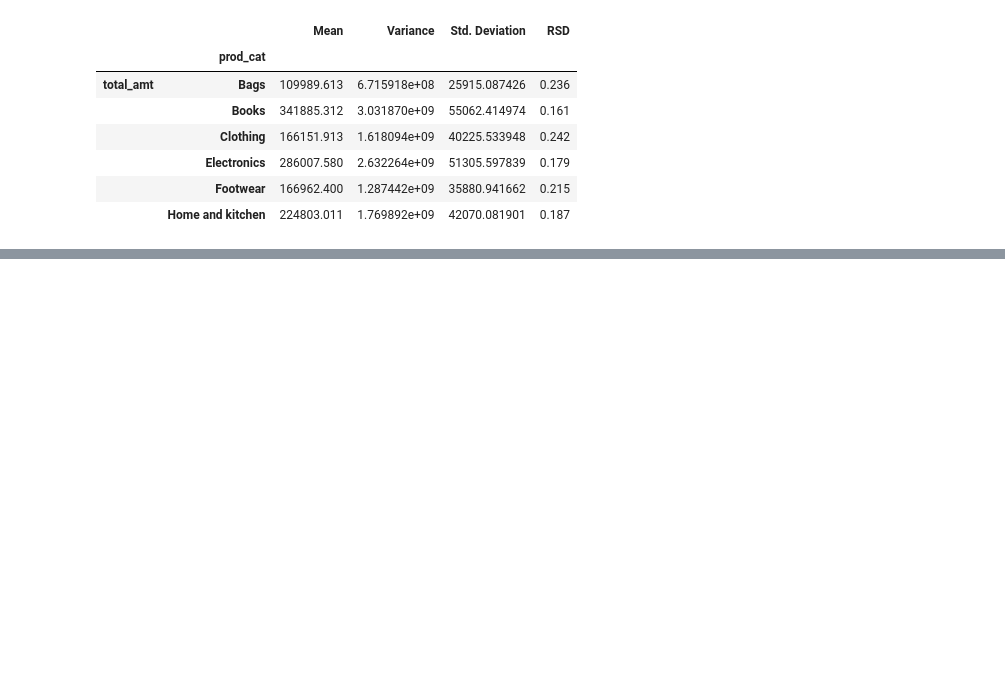
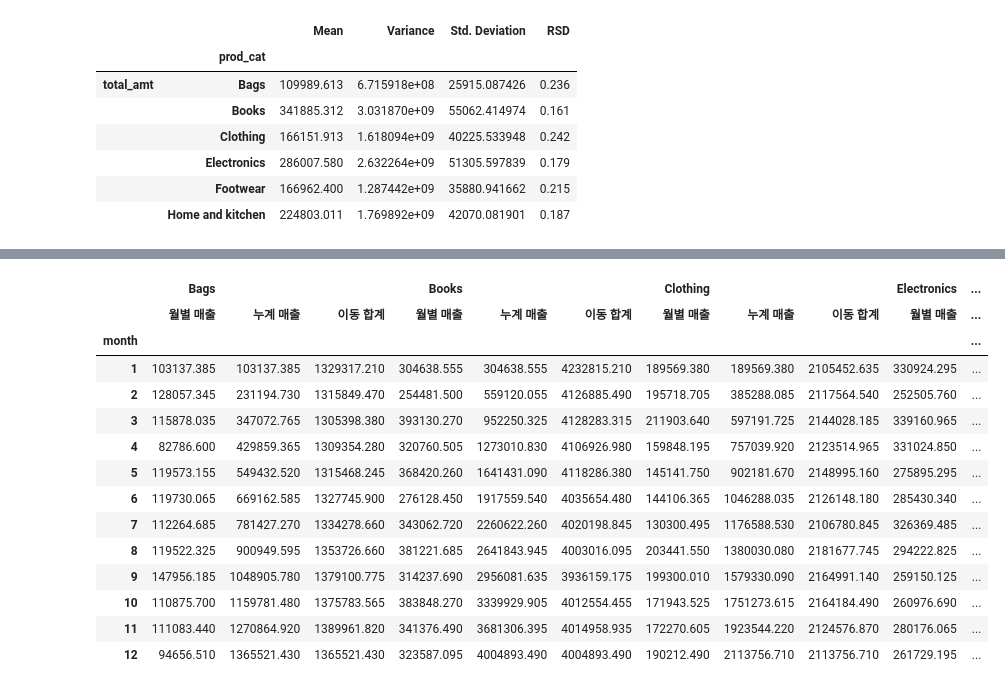
Before and after one commit to sunnyl94/Data-Analysis-Folder, a Jupyter notebook: Retail_Case_Study.ipynb, the cells around one changed output, grey strips where cells are left out. Cells and saved outputs as stored; diff of their text form; code cells hidden in the pictures; blank space fills up the shorter version.

```diff
--- a/Retail_Case_Study.ipynb
+++ b/Retail_Case_Study.ipynb
@@ -617,0 +761,8 @@ display(stats_df)
+# %%
+# 카테고리별 월 매출
+sales_by_month = pd.pivot_table(df_copy,
+                            index=['year', 'month'],
+                            columns=["prod_cat"],
+                            values=['total_amt'],
+                            aggfunc='sum'
+                            )
@@ -617,0 +794,27 @@ display(stats_df)
+# %%
+# 카테고리별 월별 매출, 누계 매출, 이동 합계를 한 테이블에 합치기
+combined_df = pd.DataFrame()
+col_names = []
+for col in moving_sum.columns:
+    new_cols = pd.MultiIndex.from_product([[col[1]], ['월별 매출','누계 매출', '이동 합계']])
+    new_df = pd.concat([sales_2013[col], cum_sales[col], moving_sum[col]], axis=1)
+    new_df.columns = pd.MultiIndex.from_tuples(new_cols)
+    combined_df = pd.concat([combined_df, new_df], axis=1)
+
+display(combined_df)
+# %% [output]
+|  | Bags |  |  | Books |  |  | Clothing |  |  | Electronics | ... |
+|  | 월별 매출 | 누계 매출 | 이동 합계 | 월별 매출 | 누계 매출 | 이동 합계 | 월별 매출 | 누계 매출 | 이동 합계 | 월별 매출 | ... |
+| month |  |  |  |  |  |  |  |  |  |  | ... |
+| 1 | 103137.385 | 103137.385 | 1329317.210 | 304638.555 | 304638.555 | 4232815.210 | 189569.380 | 189569.380 | 2105452.635 | 330924.295 | ... |
+| 2 | 128057.345 | 231194.730 | 1315849.470 | 254481.500 | 559120.055 | 4126885.490 | 195718.705 | 385288.085 | 2117564.540 | 252505.760 | ... |
+| 3 | 115878.035 | 347072.765 | 1305398.380 | 393130.270 | 952250.325 | 4128283.315 | 211903.640 | 597191.725 | 2144028.185 | 339160.965 | ... |
+| 4 | 82786.600 | 429859.365 | 1309354.280 | 320760.505 | 1273010.830 | 4106926.980 | 159848.195 | 757039.920 | 2123514.965 | 331024.850 | ... |
+| 5 | 119573.155 | 549432.520 | 1315468.245 | 368420.260 | 1641431.090 | 4118286.380 | 145141.750 | 902181.670 | 2148995.160 | 275895.295 | ... |
+| 6 | 119730.065 | 669162.585 | 1327745.900 | 276128.450 | 1917559.540 | 4035654.480 | 144106.365 | 1046288.035 | 2126148.180 | 285430.340 | ... |
+| 7 | 112264.685 | 781427.270 | 1334278.660 | 343062.720 | 2260622.260 | 4020198.845 | 130300.495 | 1176588.530 | 2106780.845 | 326369.485 | ... |
+| 8 | 119522.325 | 900949.595 | 1353726.660 | 381221.685 | 2641843.945 | 4003016.095 | 203441.550 | 1380030.080 | 2181677.745 | 294222.825 | ... |
+| 9 | 147956.185 | 1048905.780 | 1379100.775 | 314237.690 | 2956081.635 | 3936159.175 | 199300.010 | 1579330.090 | 2164991.140 | 259150.125 | ... |
+| 10 | 110875.700 | 1159781.480 | 1375783.565 | 383848.270 | 3339929.905 | 4012554.455 | 171943.525 | 1751273.615 | 2164184.490 | 260976.690 | ... |
+| 11 | 111083.440 | 1270864.920 | 1389961.820 | 341376.490 | 3681306.395 | 4014958.935 | 172270.605 | 1923544.220 | 2124576.870 | 280176.065 | ... |
+| 12 | 94656.510 | 1365521.430 | 1365521.430 | 323587.095 | 4004893.490 | 4004893.490 | 190212.490 | 2113756.710 | 2113756.710 | 261729.195 | ... |
```
Also changed, not shown: parts of 25 cells of this notebook.
